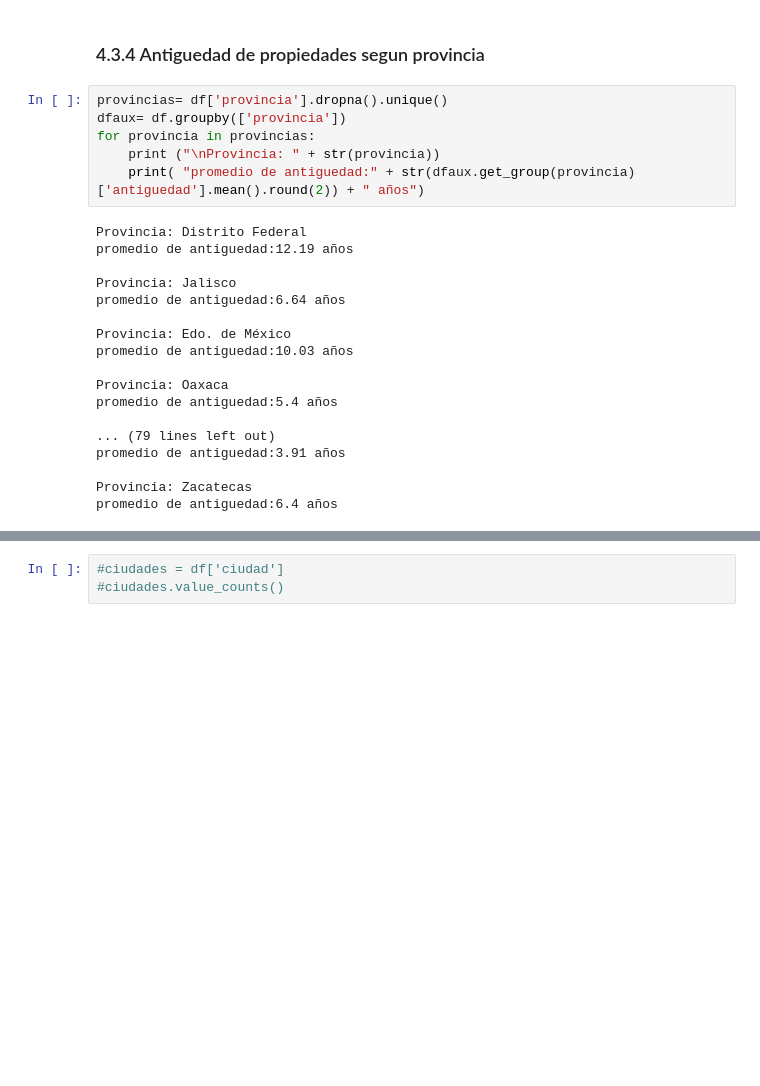
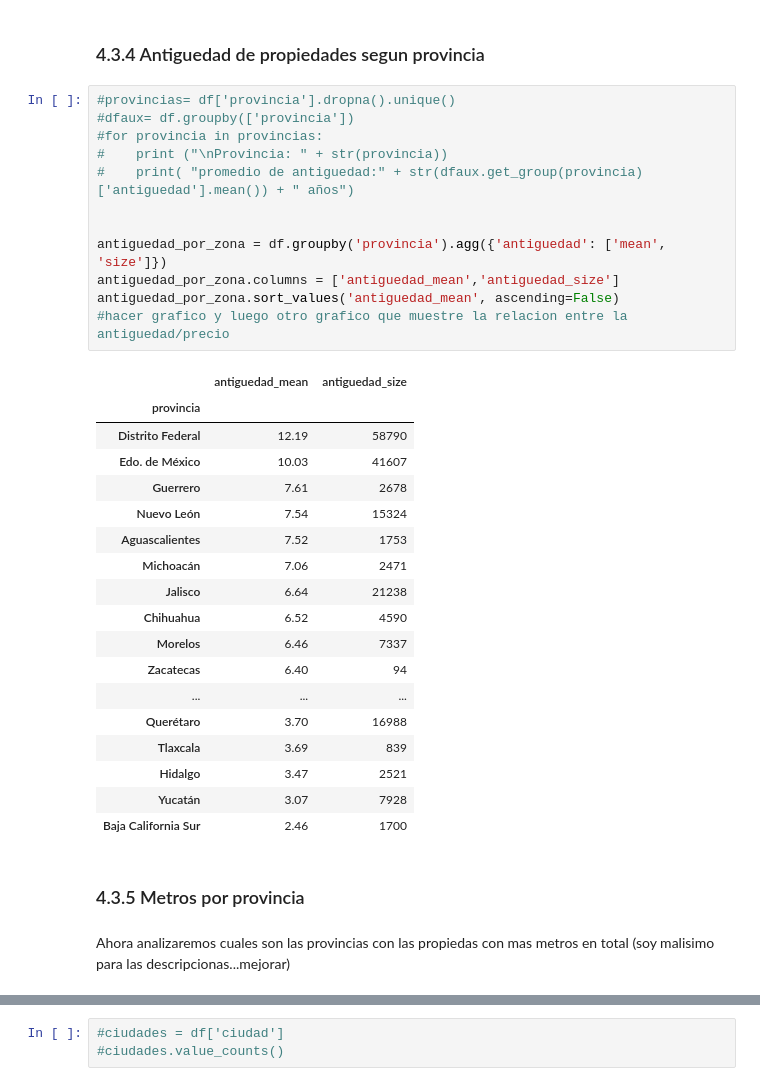
Before and after one commit to tomasSabao/TP1-OrganizacionDeDatos, a Jupyter notebook: TP1.ipynb, the cells around one changed output, grey strips where cells are left out. Saved outputs shown, nothing was run; the diff lists cells and outputs as text; blank space fills up the shorter version.

```diff
--- a/TP1.ipynb
+++ b/TP1.ipynb
@@ -221,26 +248,38 @@ Name: provincia, dtype: int64
 # %% [markdown]
 ### 4.3.4 Antiguedad de propiedades segun provincia
 # %%
-provincias= df['provincia'].dropna().unique()
-dfaux= df.groupby(['provincia'])
-for provincia in provincias:
-    print ("\nProvincia: " + str(provincia))
-    print( "promedio de antiguedad:" + str(dfaux.get_group(provincia)['antiguedad'].mean().round(2)) + " años")
+#provincias= df['provincia'].dropna().unique()
+#dfaux= df.groupby(['provincia'])
+#for provincia in provincias:
+#    print ("\nProvincia: " + str(provincia))
+#    print( "promedio de antiguedad:" + str(dfaux.get_group(provincia)['antiguedad'].mean()) + " años")
+
+
+antiguedad_por_zona = df.groupby('provincia').agg({'antiguedad': ['mean', 'size']})
+antiguedad_por_zona.columns = ['antiguedad_mean','antiguedad_size']
+antiguedad_por_zona.sort_values('antiguedad_mean', ascending=False)
+#hacer grafico y luego otro grafico que muestre la relacion entre la antiguedad/precio
 # %% [output]
-Provincia: Distrito Federal
-promedio de antiguedad:12.19 años
-
-Provincia: Jalisco
-promedio de antiguedad:6.64 años
-
-Provincia: Edo. de México
-promedio de antiguedad:10.03 años
-
-Provincia: Oaxaca
-promedio de antiguedad:5.4 años
-
-... (79 lines left out)
-promedio de antiguedad:3.91 años
-
-Provincia: Zacatecas
-promedio de antiguedad:6.4 años
+|  | antiguedad_mean | antiguedad_size |
+| provincia |  |  |
+| Distrito Federal | 12.19 | 58790 |
+| Edo. de México | 10.03 | 41607 |
+| Guerrero | 7.61 | 2678 |
+| Nuevo León | 7.54 | 15324 |
+| Aguascalientes | 7.52 | 1753 |
+| Michoacán | 7.06 | 2471 |
+| Jalisco | 6.64 | 21238 |
+| Chihuahua | 6.52 | 4590 |
+| Morelos | 6.46 | 7337 |
+| Zacatecas | 6.40 | 94 |
+| ... | ... | ... |
+| Querétaro | 3.70 | 16988 |
+| Tlaxcala | 3.69 | 839 |
+| Hidalgo | 3.47 | 2521 |
+| Yucatán | 3.07 | 7928 |
+| Baja California Sur | 2.46 | 1700 |
+# %% [markdown]
+### 4.3.5 Metros por provincia
+# %% [markdown]
+Ahora analizaremos cuales son las provincias con las propiedas con mas metros en total (soy malisimo
+para las descripcionas...mejorar)
```
Also changed, not shown: parts of 35 cells of this notebook.
